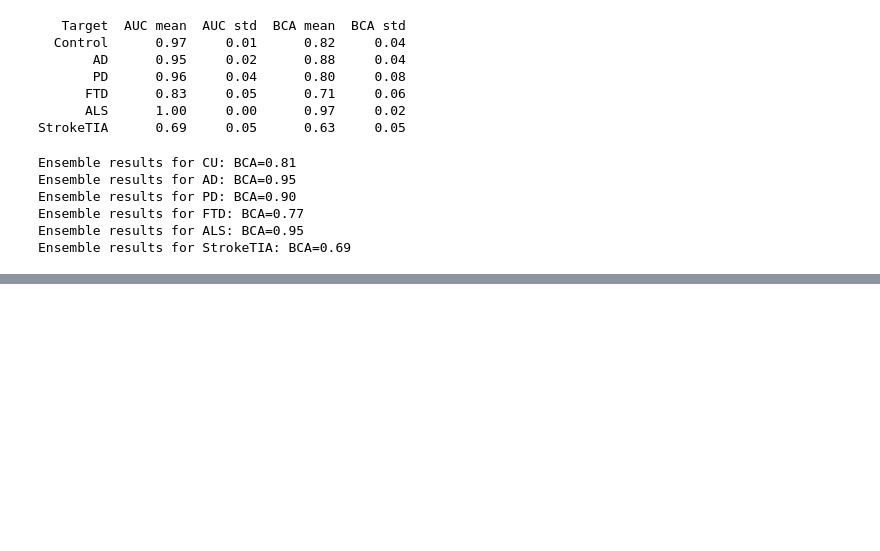
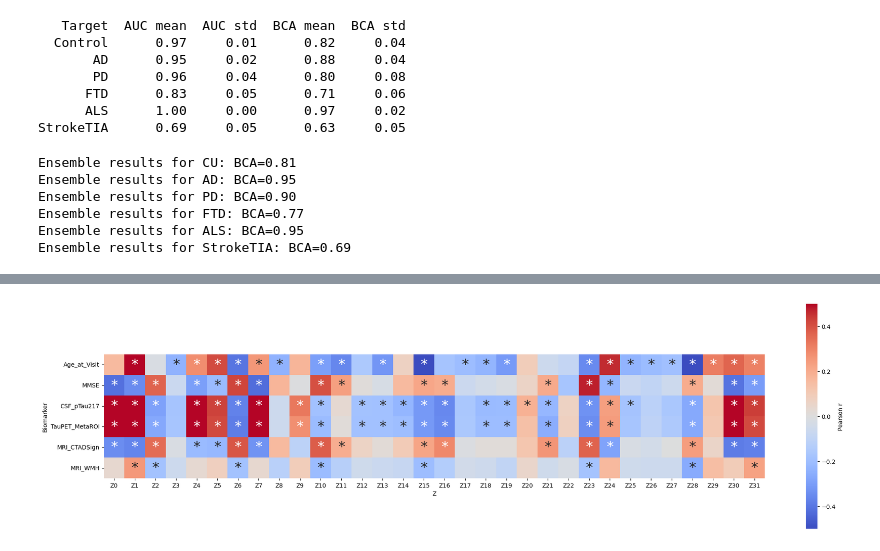
Before and after one commit to DeMONLab-BioFINDER/An_ProtAIDe-Dx, a Jupyter notebook: example/ExampleUsage.ipynb, the cells around one changed output, grey strips where cells are left out. Drawn from its saved outputs; the diff is of its cells as text; code cells hidden in the pictures; blank space fills up the shorter version.

```diff
--- a/example/ExampleUsage.ipynb
+++ b/example/ExampleUsage.ipynb
@@ -219,2 +375,52 @@ Ensemble results for StrokeTIA: BCA=0.69
 # %%
 # Correlate biomarkers with model embeddings
+# since the dimensionality last layer of model `fold_0` is 256
+# let's take model `fold_0`'s first 32 embeddings as an example
+z_cols = [f'Z{i}' for i in range(32)]
+
+def corr_heatmap_with_stars(df, z_cols, biomarker_cols, p_thr=0.05):
+    # r, p with rows=Biomarker (y), cols=Z (x)
+    r = pd.DataFrame(index=biomarker_cols, columns=z_cols, dtype=float)
+    p = pd.DataFrame(index=biomarker_cols, columns=z_cols, dtype=float)
+
+    for b in biomarker_cols:
+        y = pd.to_numeric(df[b], errors="coerce")
+        for z in z_cols:
+            x = pd.to_numeric(df[z], errors="coerce")
+            d = pd.DataFrame({"x": x, "y": y}).dropna()
+            if len(d) >= 3:
+                rr, pp = pearsonr(d["x"].to_numpy(), d["y"].to_numpy())
+                r.loc[b, z] = rr
+                p.loc[b, z] = pp
+            else:
+                r.loc[b, z] = np.nan
+                p.loc[b, z] = np.nan
+
+    ann = p.applymap(lambda v: "*" if pd.notna(v) and v < p_thr else "")
+
+    plt.figure(figsize=(0.6 * len(z_cols) + 2, 0.6 * len(biomarker_cols) + 2))
+    ax = sns.heatmap(
+        r,
+        cmap="coolwarm",
+        vmin=-0.5,
+        vmax=0.5,
+        square=True,
+        annot=ann,
+        annot_kws={"size": 24},
+        fmt="",
+        cbar_kws={"label": "Pearson r"},
+    )
+    ax.set_xlabel("Z")
+    ax.set_ylabel("Biomarker")
+    plt.tight_layout()
+    plt.show()
+
+
+corr_heatmap_with_stars(
+    fold_pred_df,
+    z_cols=z_cols,
+    biomarker_cols=biomarkers,
+    p_thr=0.05,
+)
+# %% [output]
+[figure, added]
```
Also changed, not shown: parts of 5 cells of this notebook.
